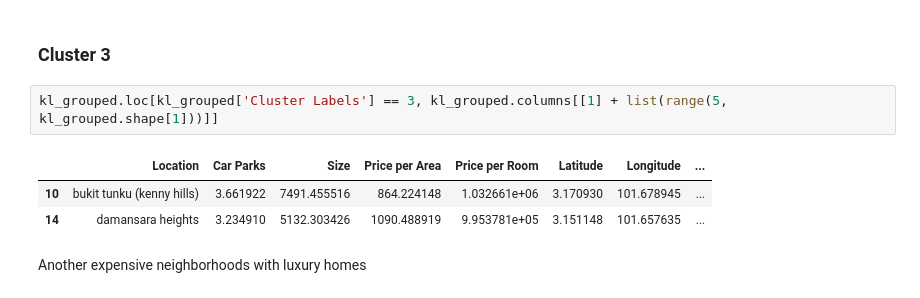
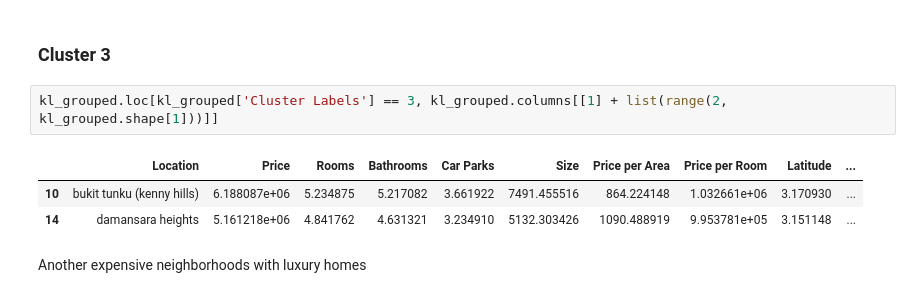
Before and after one commit to anvarnarz/ML-clustering-kl-properties-vs-venues, a Jupyter notebook: main.ipynb, the cells around one changed output. Drawn from its saved outputs; the diff is of its cells as text.

```diff
--- a/main.ipynb
+++ b/main.ipynb
@@ -438,11 +438,11 @@ This is the place for people with middle income
 # %% [markdown]
 ### Cluster 3
 # %%
-kl_grouped.loc[kl_grouped['Cluster Labels'] == 3, kl_grouped.columns[[1] + list(range(5, kl_grouped.shape[1]))]]
+kl_grouped.loc[kl_grouped['Cluster Labels'] == 3, kl_grouped.columns[[1] + list(range(2, kl_grouped.shape[1]))]]
 # %% [output]
-|  | Location | Car Parks | Size | Price per Area | Price per Room | Latitude | Longitude | ... |
-| 10 | bukit tunku (kenny hills) | 3.661922 | 7491.455516 | 864.224148 | 1.032661e+06 | 3.170930 | 101.678945 | ... |
-| 14 | damansara heights | 3.234910 | 5132.303426 | 1090.488919 | 9.953781e+05 | 3.151148 | 101.657635 | ... |
+|  | Location | Price | Rooms | Bathrooms | Car Parks | Size | Price per Area | Price per Room | Latitude | ... |
+| 10 | bukit tunku (kenny hills) | 6.188087e+06 | 5.234875 | 5.217082 | 3.661922 | 7491.455516 | 864.224148 | 1.032661e+06 | 3.170930 | ... |
+| 14 | damansara heights | 5.161218e+06 | 4.841762 | 4.631321 | 3.234910 | 5132.303426 | 1090.488919 | 9.953781e+05 | 3.151148 | ... |
 # %% [markdown]
 Another expensive neighborhoods with luxury homes
 # %% [markdown]
```
Also changed, not shown: parts of 4 cells of this notebook, 5 other files.
